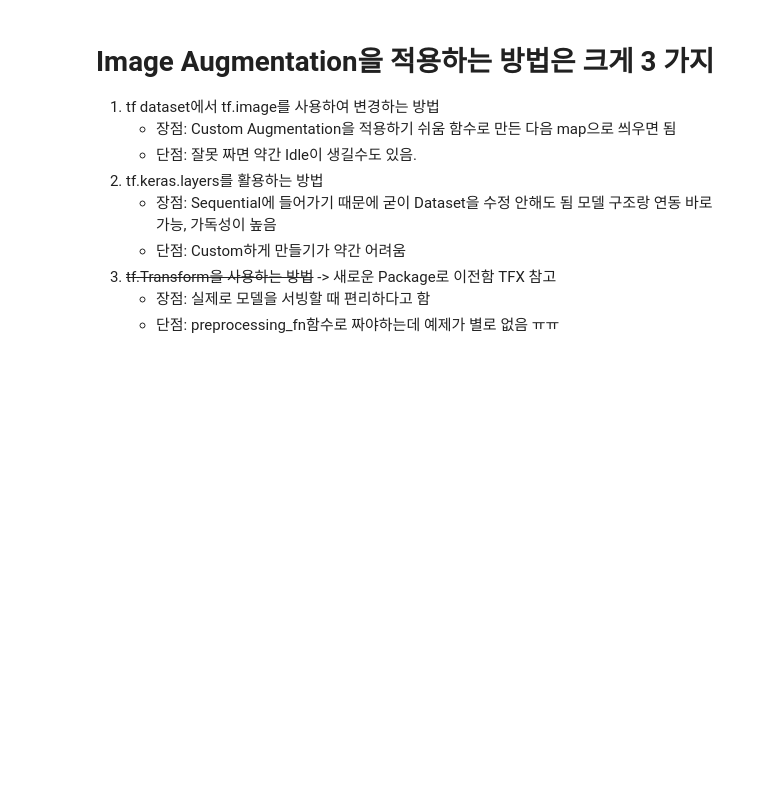
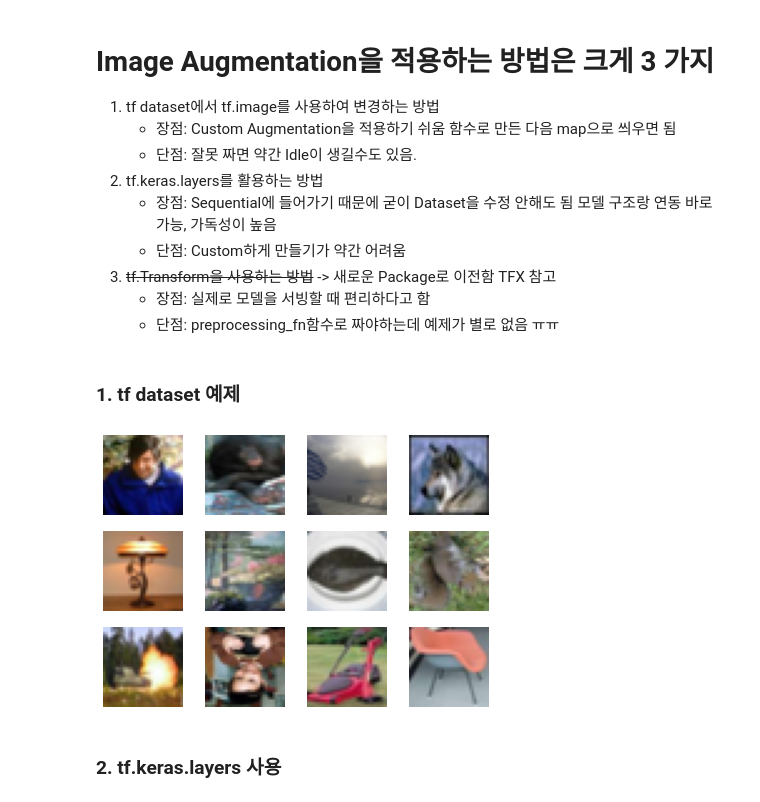
Before and after one commit to srrk-GreenMan/Tensorflow-Example, a Jupyter notebook: Day1/TF_Data&Augmentation_Example.ipynb, the cells around one changed output. Drawn from its saved outputs; the diff is of its cells as text; code cells hidden in the pictures; blank space fills up the shorter version.

```diff
--- a/Day1/TF_Data&Augmentation_Example.ipynb
+++ b/Day1/TF_Data&Augmentation_Example.ipynb
@@ -139,23 +204,42 @@ https://medium.com/@elynluo10/understanding-tf-data-dataset-interleave-c79662767
 3. ~~tf.Transform을 사용하는 방법~~ -> 새로운 Package로 이전함 TFX 참고
     * 장점: 실제로 모델을 서빙할 때 편리하다고 함
     * 단점: preprocessing_fn함수로 짜야하는데 예제가 별로 없음 ㅠㅠ
+# %% [markdown]
+### 1. tf dataset 예제
 # %%
 # 1. Dataset을 활용한 방법
 
-def Augmentation(image):
+def Augmentation(image, label):
     """
     랜덤 Flip_LR를 적용한 모습
     Output:
         * Image : Flipped Image
     """
-    image = tf.image.random_flip_left_right(image)
-    return image
-
-# 2. tf.keras.layer를 활용하는 방법
-
-Augmentation2 = tf.keras.Sequential(
-    [tf.keras.layers.experimental.preprocessing.RandomFlip('horizontal')])
-
-# 3. Transform을 사용하는 방법
-# import tfx
-# preprocessing_fn 이라는 함수만 정의하면 됨
+    image = tf.image.random_flip_up_down(image)
+    #image = tf.image.random_flip_left_right(image)
+    return image, label
+# %%
+# TF Record 읽기
+train_dataset = tf.data.TFRecordDataset(
+    glob.glob('tfrecord_cifar100/train/tfr_*'))
+# Parsing
+train_dataset = train_dataset.map(_parse_function, num_parallel_calls=AUTOTUNE)
+train_dataset = dataset_builder(train_dataset, batch_size=12)
+train_dataset = train_dataset.map(Augmentation, num_parallel_calls=AUTOTUNE)
+# %%
+import matplotlib.pyplot as plt
+row = 3; col = 4;
+one_element = tf.data.Dataset.from_tensors( next(iter(train_dataset)) )
+
+for (img,label) in one_element:
+    plt.figure(figsize=(7,int(7*row/col)))
+    for j in range(row*col):
+        plt.subplot(row,col,j+1)
+        plt.axis('off')
+        plt.imshow(img[j,])
+    plt.show()
+    break
+# %% [output]
+[figure, added]
+# %% [markdown]
+### 2. tf.keras.layers 사용
```
Also changed, not shown: parts of 26 cells of this notebook.
